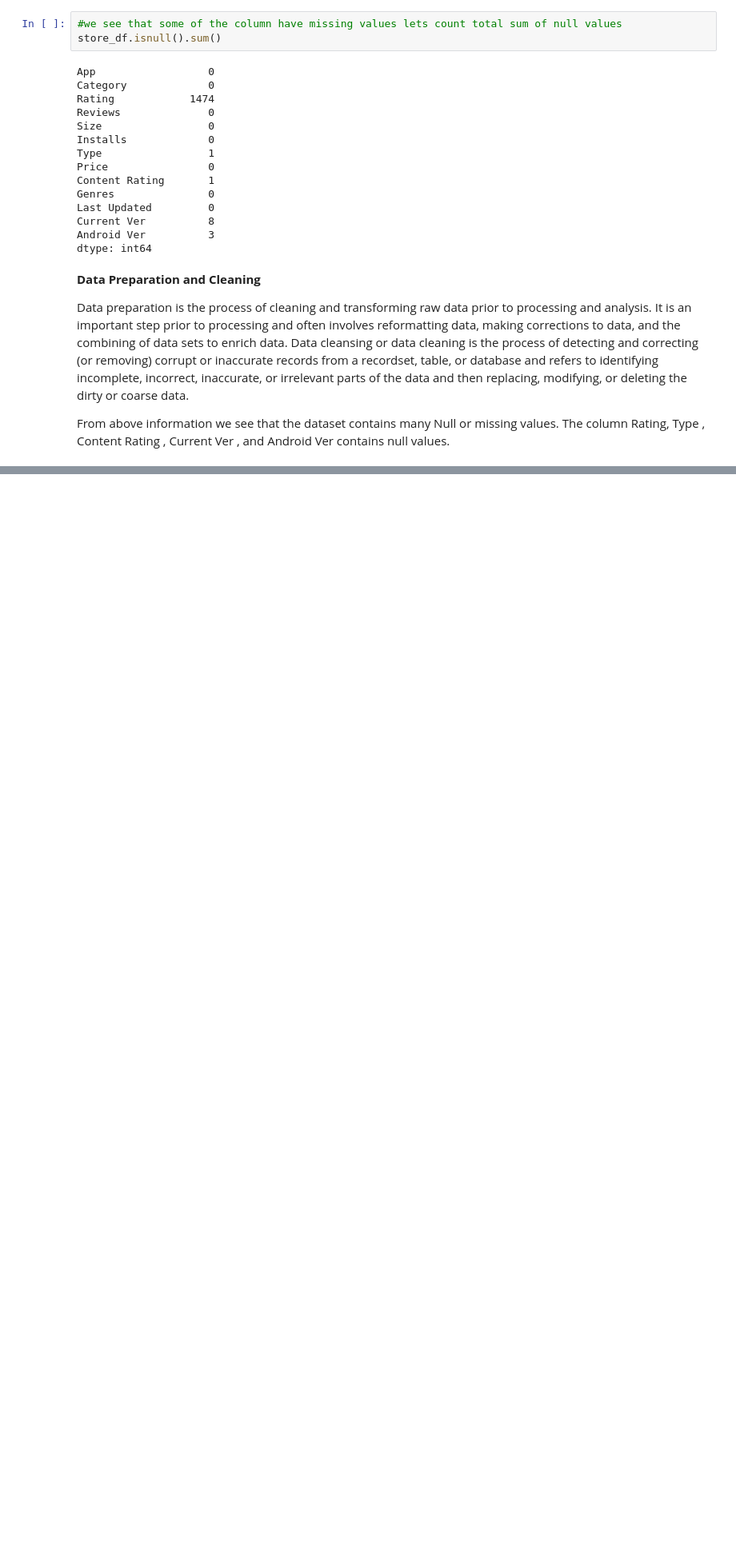
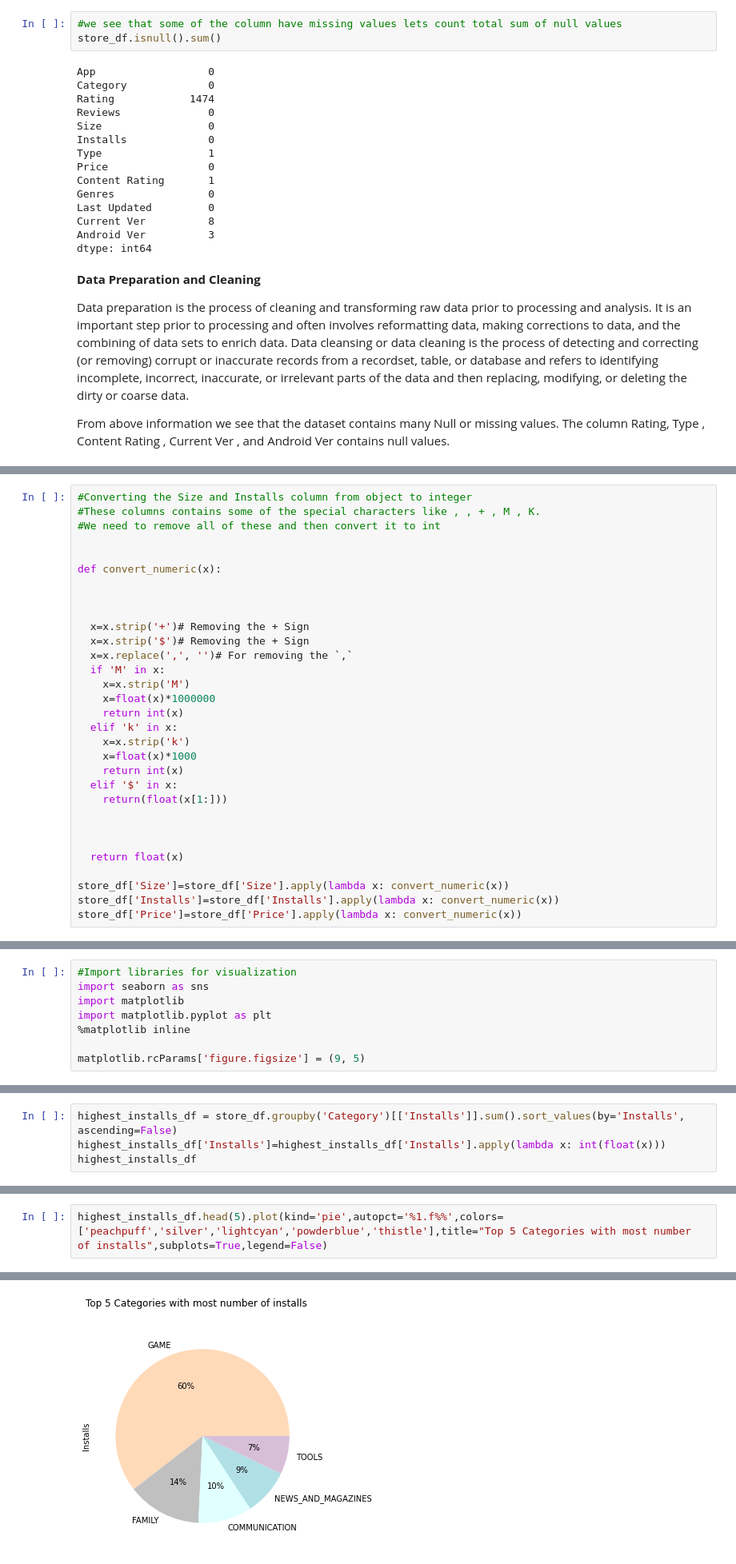
Before and after one commit to ankii7546/Play-Store-App-Review-Analysis, a Jupyter notebook: Capstone_Project_Play_Store_App_Review_Analysis_Individual.ipynb, the cells around one changed output, grey strips where cells are left out. Shown at 80% size. Drawn from its saved outputs; the diff is of its cells as text; blank space fills up the shorter version.

```diff
--- a/Capstone_Project_Play_Store_App_Review_Analysis_Individual.ipynb
+++ b/Capstone_Project_Play_Store_App_Review_Analysis_Individual.ipynb
@@ -187,0 +191,31 @@ sns.heatmap(corr_df,cmap='rocket_r',  annot=True)
+# %%
+#Converting the Size and Installs column from object to integer
+#These columns contains some of the special characters like , , + , M , K.
+#We need to remove all of these and then convert it to int
+
+
+def convert_numeric(x):
+
+
+
+  x=x.strip('+')# Removing the + Sign
+  x=x.strip('$')# Removing the + Sign
+  x=x.replace(',', '')# For removing the `,`
+  if 'M' in x:
+    x=x.strip('M')
+    x=float(x)*1000000
+    return int(x)
+  elif 'k' in x:
+    x=x.strip('k')
+    x=float(x)*1000
+    return int(x)
+  elif '$' in x:
+    return(float(x[1:]))
+
+
+
+  return float(x)
+
+store_df['Size']=store_df['Size'].apply(lambda x: convert_numeric(x))
+store_df['Installs']=store_df['Installs'].apply(lambda x: convert_numeric(x))
+store_df['Price']=store_df['Price'].apply(lambda x: convert_numeric(x))
@@ -187,0 +226,8 @@ sns.heatmap(corr_df,cmap='rocket_r',  annot=True)
+# %%
+#Import libraries for visualization
+import seaborn as sns
+import matplotlib
+import matplotlib.pyplot as plt
+%matplotlib inline
+
+matplotlib.rcParams['figure.figsize'] = (9, 5)
@@ -187,0 +236,4 @@ sns.heatmap(corr_df,cmap='rocket_r',  annot=True)
+# %%
+highest_installs_df = store_df.groupby('Category')[['Installs']].sum().sort_values(by='Installs', ascending=False)
+highest_installs_df['Installs']=highest_installs_df['Installs'].apply(lambda x: int(float(x)))
+highest_installs_df
@@ -187,0 +259,3 @@ sns.heatmap(corr_df,cmap='rocket_r',  annot=True)
+# %%
+highest_installs_df.head(5).plot(kind='pie',autopct='%1.f%%',colors=['peachpuff','silver','lightcyan','powderblue','thistle'],title="Top 5 Categories with most number of installs",subplots=True,legend=False)
+# %% [output]
@@ -187,0 +264 @@ sns.heatmap(corr_df,cmap='rocket_r',  annot=True)
+[figure, added]
```
Also changed, not shown: parts of 36 cells of this notebook.
